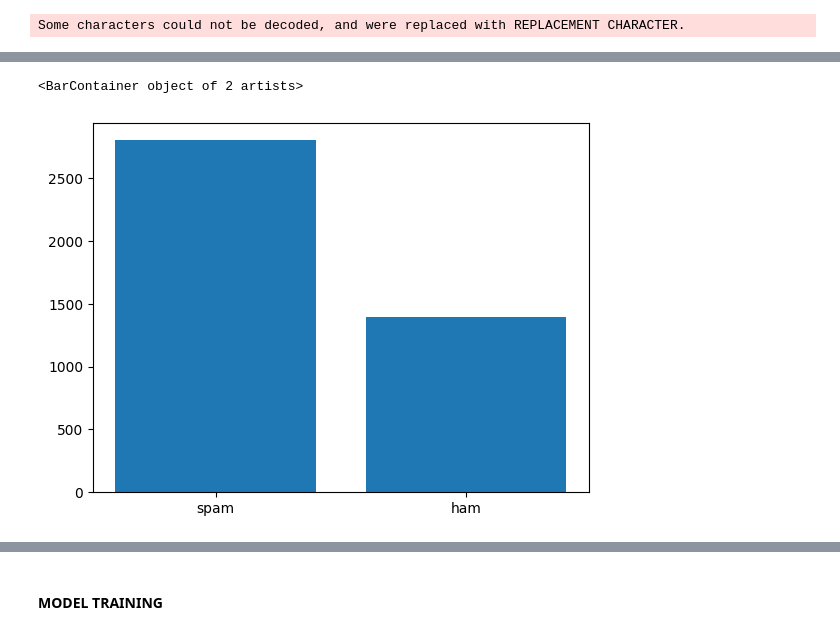
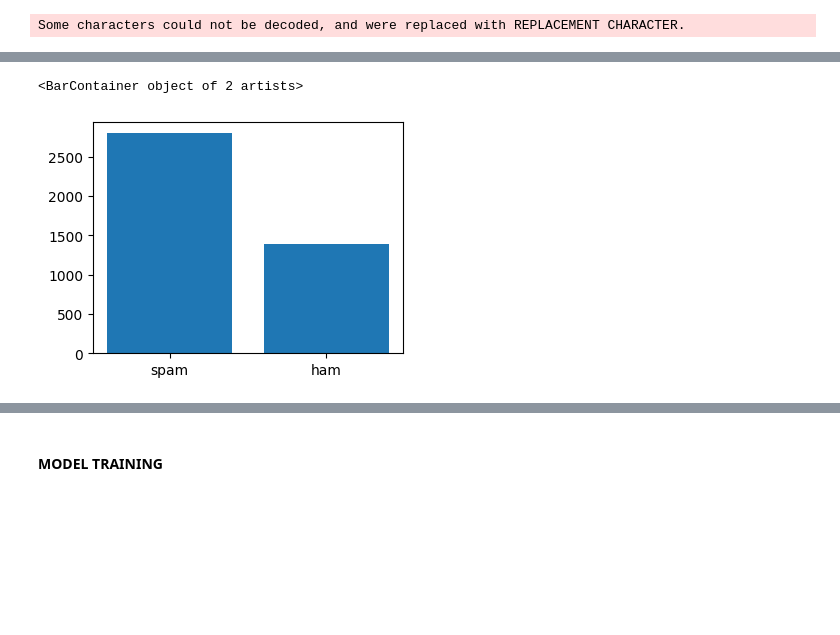
Before and after one commit to ananyayy/Email_Spam_Classifier, a Jupyter notebook: spam_classifier.ipynb, the cells around one changed output, grey strips where cells are left out. Saved outputs shown, nothing was run; the diff lists cells and outputs as text; code cells hidden in the pictures; blank space fills up the shorter version.

```diff
--- a/spam_classifier.ipynb
+++ b/spam_classifier.ipynb
@@ -99,8 +92,8 @@ spam = clean_data(spam_)
 # %% [output]
 Some characters could not be decoded, and were replaced with REPLACEMENT CHARACTER.
 # %%
-k=pd.DataFrame(hham)
-k
+df_mails =pd.DataFrame(hham)
+df_mails.head()
 # %% [output]
 |  | mails | label |
 | 0 | Cable companies cracking down on ... | 0 |
@@ -118,12 +104,12 @@ k
 # %%
-spam = k['label'].value_counts()
-spam
-ham =  k[k['label']==0].count()
+spam =df_mails['label'].value_counts()
+ham =  df_mails[df_mails['label']==0].count()
 lab = ['spam','ham']
 # %%
 count = np.array([spam[0],spam[1]])
+plt.figure(figsize=(4,3))
 plt.bar(lab,count)
 # %% [output]
 <BarContainer object of 2 artists>
-[figure, old version]
+[figure, new version]
 # %%
```
Also changed, not shown: parts of 24 cells of this notebook.
